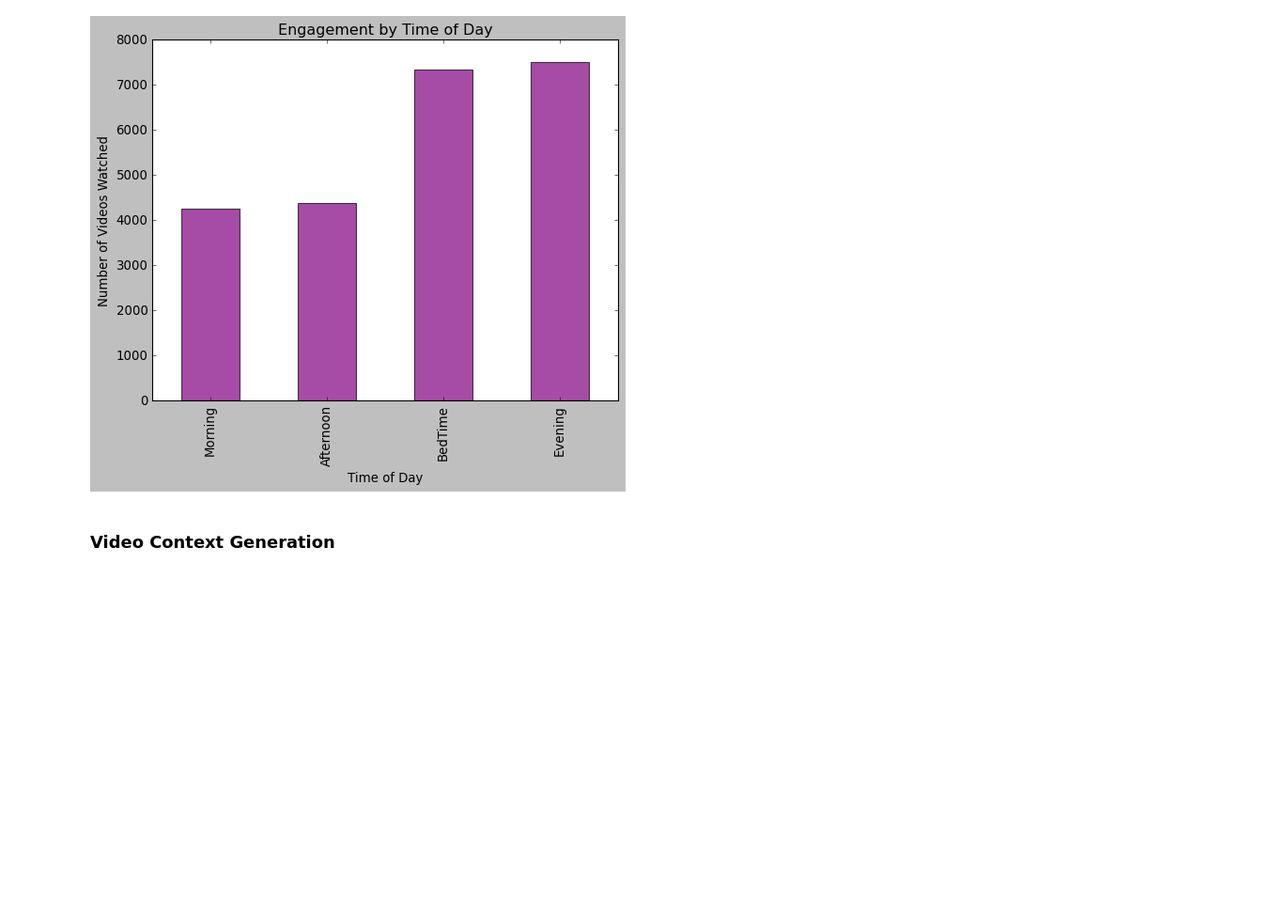
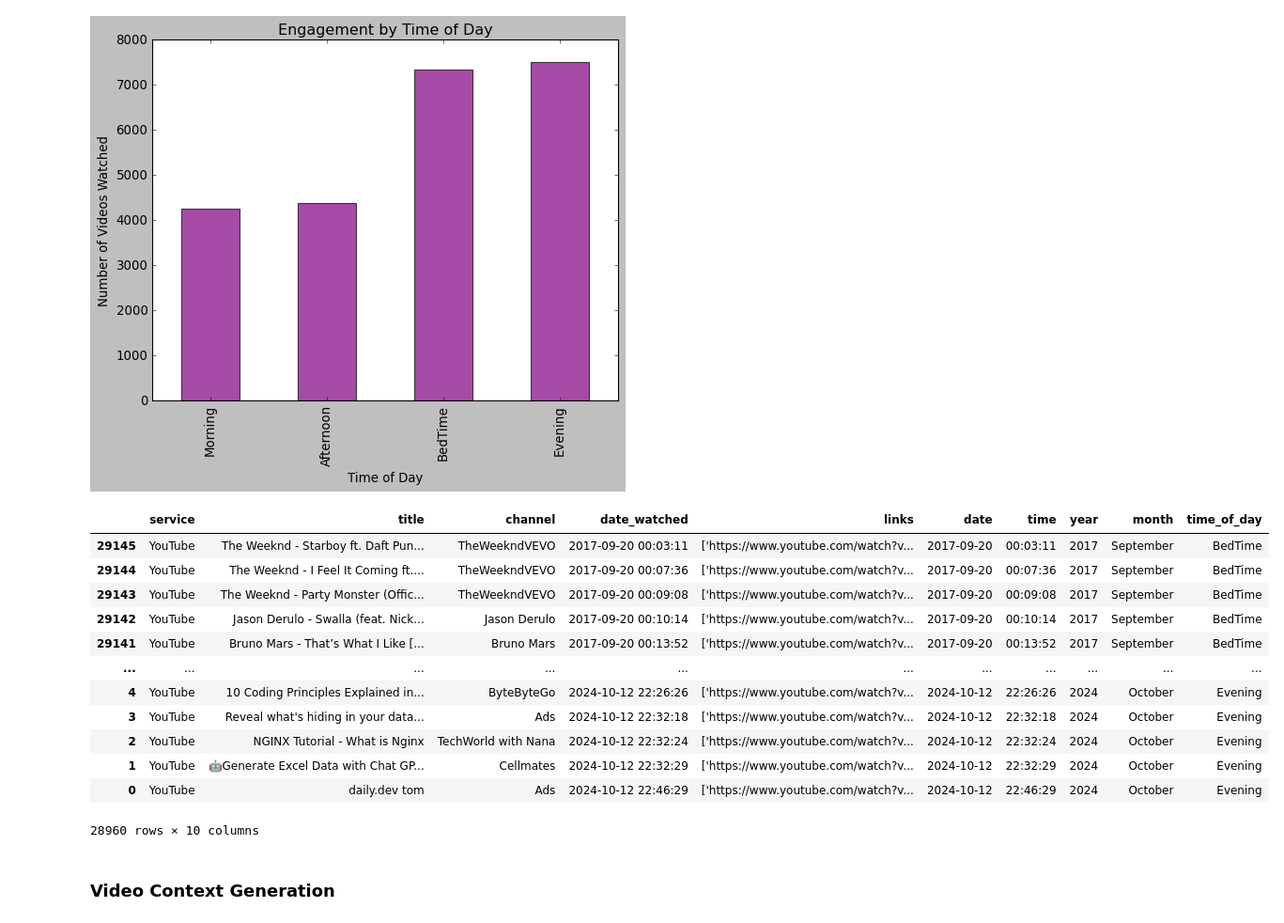
Before and after one commit to kingksjo/personal-yt-analysis, a Jupyter notebook: youtube-data.ipynb, the cells around one changed output. Shown: that part at 94% size. Cells and saved outputs as stored; diff of their text form; code cells hidden in the pictures; blank space fills up the shorter version.

Commit message:
exported cleaned data for visualization, and quit context generation

```diff
--- a/youtube-data.ipynb
+++ b/youtube-data.ipynb
@@ -557,6 +557,22 @@ plt.ylabel('Number of Videos Watched')
 plt.show()
 # %% [output]
 [figure]
+# %%
+data
+# %% [output]
+|  | service | title | channel | date_watched | links | date | time | year | month | time_of_day |
+| 29145 | YouTube | The Weeknd - Starboy ft. Daft Pun... | TheWeekndVEVO | 2017-09-20 00:03:11 | ['https://www.youtube.com/watch?v... | 2017-09-20 | 00:03:11 | 2017 | September | BedTime |
+| 29144 | YouTube | The Weeknd - I Feel It Coming ft.... | TheWeekndVEVO | 2017-09-20 00:07:36 | ['https://www.youtube.com/watch?v... | 2017-09-20 | 00:07:36 | 2017 | September | BedTime |
+| 29143 | YouTube | The Weeknd - Party Monster (Offic... | TheWeekndVEVO | 2017-09-20 00:09:08 | ['https://www.youtube.com/watch?v... | 2017-09-20 | 00:09:08 | 2017 | September | BedTime |
+| 29142 | YouTube | Jason Derulo - Swalla (feat. Nick... | Jason Derulo | 2017-09-20 00:10:14 | ['https://www.youtube.com/watch?v... | 2017-09-20 | 00:10:14 | 2017 | September | BedTime |
+| 29141 | YouTube | Bruno Mars - That’s What I Like [... | Bruno Mars | 2017-09-20 00:13:52 | ['https://www.youtube.com/watch?v... | 2017-09-20 | 00:13:52 | 2017 | September | BedTime |
+| ... | ... | ... | ... | ... | ... | ... | ... | ... | ... | ... |
+| 4 | YouTube | 10 Coding Principles Explained in... | ByteByteGo | 2024-10-12 22:26:26 | ['https://www.youtube.com/watch?v... | 2024-10-12 | 22:26:26 | 2024 | October | Evening |
+| 3 | YouTube | Reveal what's hiding in your data... | Ads | 2024-10-12 22:32:18 | ['https://www.youtube.com/watch?v... | 2024-10-12 | 22:32:18 | 2024 | October | Evening |
+| 2 | YouTube | NGINX Tutorial - What is Nginx | TechWorld with Nana | 2024-10-12 22:32:24 | ['https://www.youtube.com/watch?v... | 2024-10-12 | 22:32:24 | 2024 | October | Evening |
+| 1 | YouTube | 🤖Generate Excel Data with Chat GP... | Cellmates | 2024-10-12 22:32:29 | ['https://www.youtube.com/watch?v... | 2024-10-12 | 22:32:29 | 2024 | October | Evening |
+| 0 | YouTube | daily.dev tom | Ads | 2024-10-12 22:46:29 | ['https://www.youtube.com/watch?v... | 2024-10-12 | 22:46:29 | 2024 | October | Evening |
+28960 rows × 10 columns
 # %% [markdown]
 ### **Video Context Generation**
 # %%
```
Also changed, not shown: parts of 15 cells of this notebook, 2 other files.
